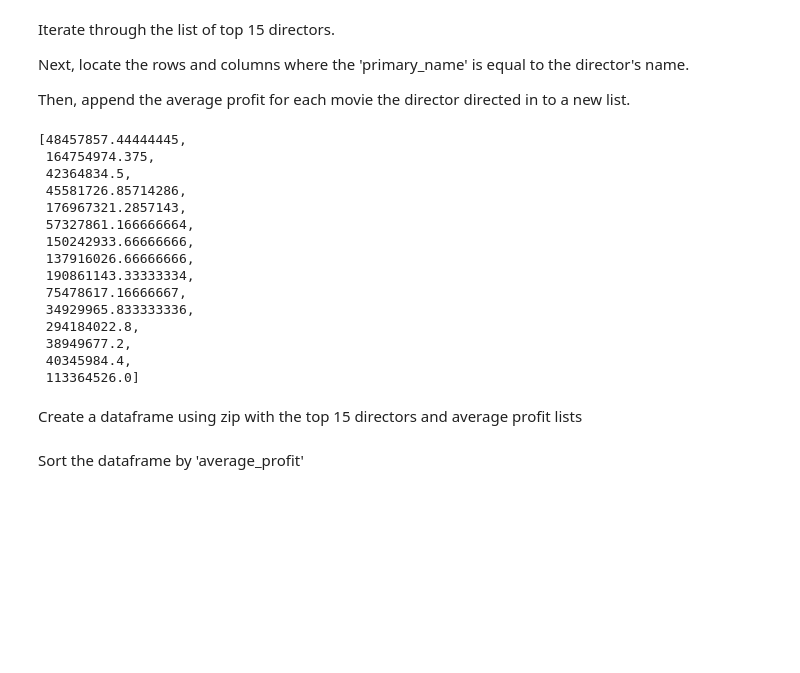
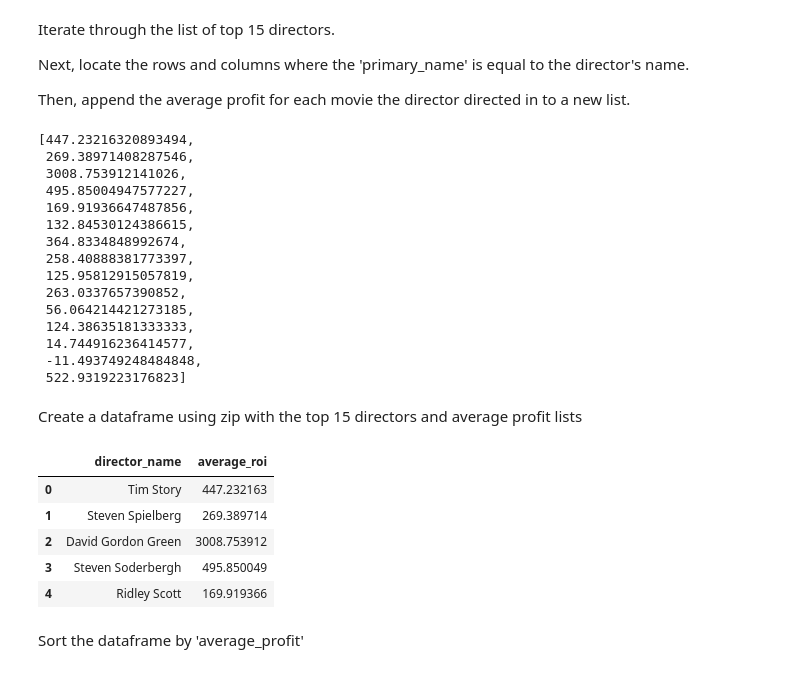
Before and after one commit to JordanMang/phase_1_id10t_team, a Jupyter notebook: primary_notebook.ipynb, the cells around one changed output. Cells and saved outputs as stored; diff of their text form; code cells hidden in the pictures; blank space fills up the shorter version.

```diff
--- a/primary_notebook.ipynb
+++ b/primary_notebook.ipynb
@@ -540,25 +542,25 @@ avg_dir = []
 
 for director in top_15_dirs_list:
     directors_filtered = directors_df.loc[directors_df['primary_name'] == director]
-    avg_dir.append(directors_filtered.profit.mean())
+    avg_dir.append(directors_filtered.perc_return.mean())
 
 avg_dir
 # %% [output]
-[48457857.44444445,
- 164754974.375,
- 42364834.5,
- 45581726.85714286,
- 176967321.2857143,
- 57327861.166666664,
- 150242933.66666666,
- 137916026.66666666,
- 190861143.33333334,
- 75478617.16666667,
- 34929965.833333336,
- 294184022.8,
- 38949677.2,
- 40345984.4,
- 113364526.0]
+[447.23216320893494,
+ 269.38971408287546,
+ 3008.753912141026,
+ 495.85004947577227,
+ 169.91936647487856,
+ 132.84530124386615,
+ 364.8334848992674,
+ 258.40888381773397,
+ 125.95812915057819,
+ 263.0337657390852,
+ 56.064214421273185,
+ 124.38635181333333,
+ 14.744916236414577,
+ -11.493749248484848,
+ 522.9319223176823]
 # %% [markdown]
 Create a dataframe using zip with the top 15 directors and average profit lists
 # %%
@@ -567,3 +569,12 @@ directing_df = pd.DataFrame(list(zip(top_15_dirs_list, avg_dir)),
+# %%
+directing_df.head()
+# %% [output]
+|  | director_name | average_roi |
+| 0 | Tim Story | 447.232163 |
+| 1 | Steven Spielberg | 269.389714 |
+| 2 | David Gordon Green | 3008.753912 |
+| 3 | Steven Soderbergh | 495.850049 |
+| 4 | Ridley Scott | 169.919366 |
 # %% [markdown]
 Sort the dataframe by 'average_profit'
 # %%
```
Also changed, not shown: parts of 14 cells of this notebook.
